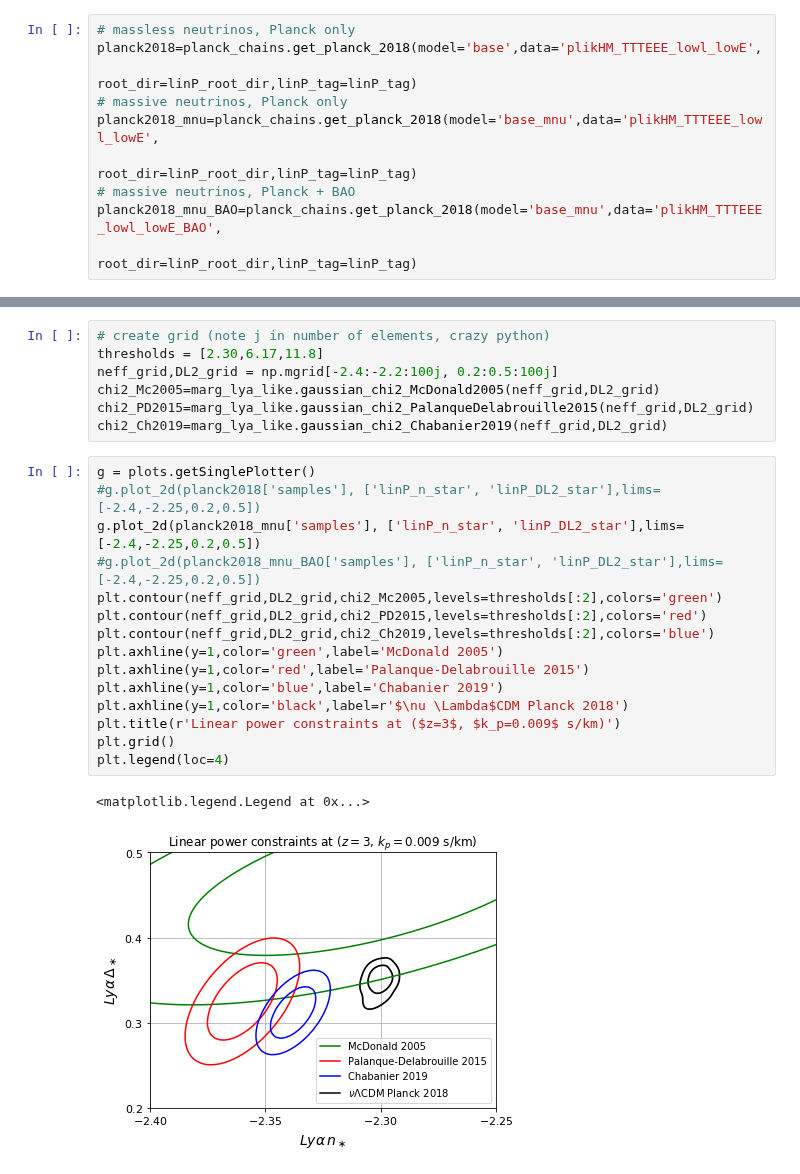
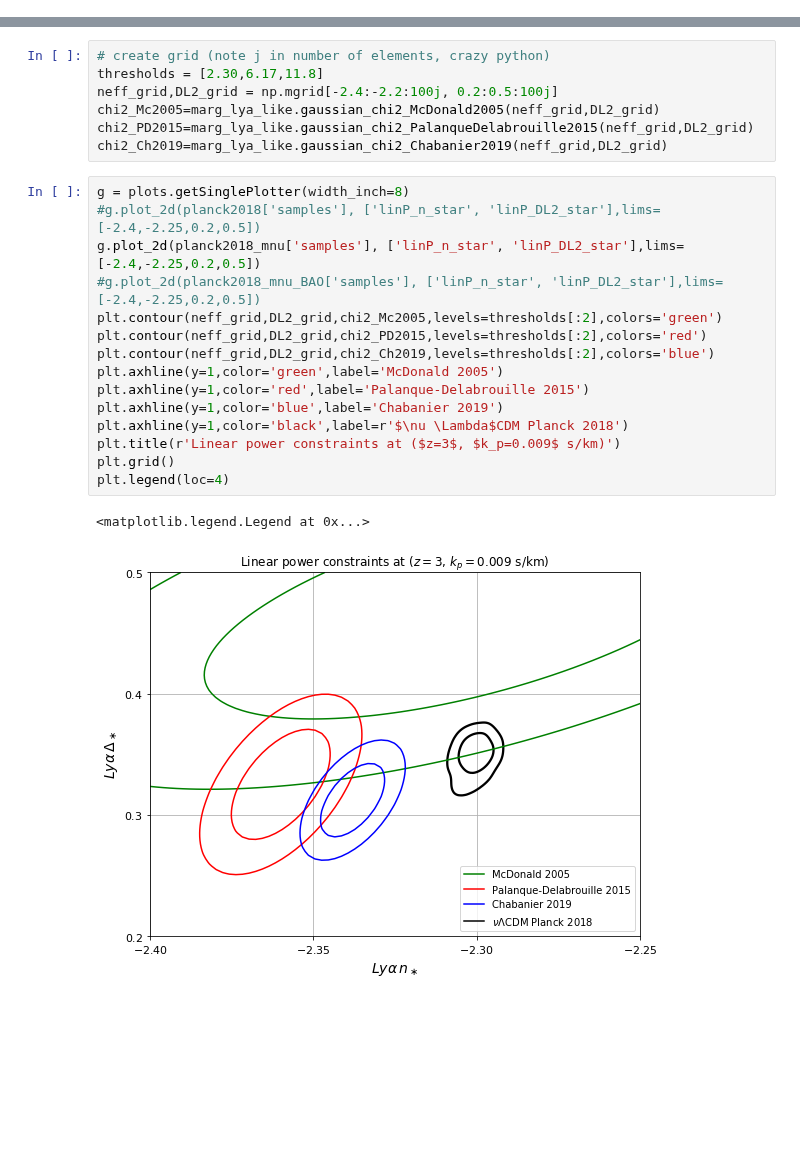
Before and after one commit to igmhub/cup1d, a Jupyter notebook: notebooks/plot_planck_linP.ipynb, the cells around one changed output, grey strips where cells are left out. Saved outputs shown, nothing was run; the diff lists cells and outputs as text; blank space fills up the shorter version.

```diff
--- a/notebooks/plot_planck_linP.ipynb
+++ b/notebooks/plot_planck_linP.ipynb
@@ -54,13 +30,3 @@ From now on we only work with extended chains
-# %%
-# massless neutrinos, Planck only
-planck2018=planck_chains.get_planck_2018(model='base',data='plikHM_TTTEEE_lowl_lowE',
-                                              root_dir=linP_root_dir,linP_tag=linP_tag)
-# massive neutrinos, Planck only
-planck2018_mnu=planck_chains.get_planck_2018(model='base_mnu',data='plikHM_TTTEEE_lowl_lowE',
-                                              root_dir=linP_root_dir,linP_tag=linP_tag)
-# massive neutrinos, Planck + BAO
-planck2018_mnu_BAO=planck_chains.get_planck_2018(model='base_mnu',data='plikHM_TTTEEE_lowl_lowE_BAO',
-                                              root_dir=linP_root_dir,linP_tag=linP_tag)
 # %%
 # linear power parameters
 g = plots.getSubplotPlotter(width_inch=14)
@@ -102,20 +68,20 @@ chi2_Mc2005=marg_lya_like.gaussian_chi2_McDonald2005(neff_grid,DL2_grid)
 chi2_PD2015=marg_lya_like.gaussian_chi2_PalanqueDelabrouille2015(neff_grid,DL2_grid)
 chi2_Ch2019=marg_lya_like.gaussian_chi2_Chabanier2019(neff_grid,DL2_grid)
 # %%
-g = plots.getSinglePlotter()
+g = plots.getSinglePlotter(width_inch=8)
 #g.plot_2d(planck2018['samples'], ['linP_n_star', 'linP_DL2_star'],lims=[-2.4,-2.25,0.2,0.5])
 g.plot_2d(planck2018_mnu['samples'], ['linP_n_star', 'linP_DL2_star'],lims=[-2.4,-2.25,0.2,0.5])
 #g.plot_2d(planck2018_mnu_BAO['samples'], ['linP_n_star', 'linP_DL2_star'],lims=[-2.4,-2.25,0.2,0.5])
 plt.contour(neff_grid,DL2_grid,chi2_Mc2005,levels=thresholds[:2],colors='green')
 plt.contour(neff_grid,DL2_grid,chi2_PD2015,levels=thresholds[:2],colors='red')
 plt.contour(neff_grid,DL2_grid,chi2_Ch2019,levels=thresholds[:2],colors='blue')
 plt.axhline(y=1,color='green',label='McDonald 2005')
 plt.axhline(y=1,color='red',label='Palanque-Delabrouille 2015')
 plt.axhline(y=1,color='blue',label='Chabanier 2019')
 plt.axhline(y=1,color='black',label=r'$\nu \Lambda$CDM Planck 2018')
 plt.title(r'Linear power constraints at ($z=3$, $k_p=0.009$ s/km)')
 plt.grid()
 plt.legend(loc=4)
 # %% [output]
 <matplotlib.legend.Legend at 0x...>
-[figure, old version]
+[figure, new version]
```
Also changed, not shown: parts of 7 cells of this notebook, 6 other files.
